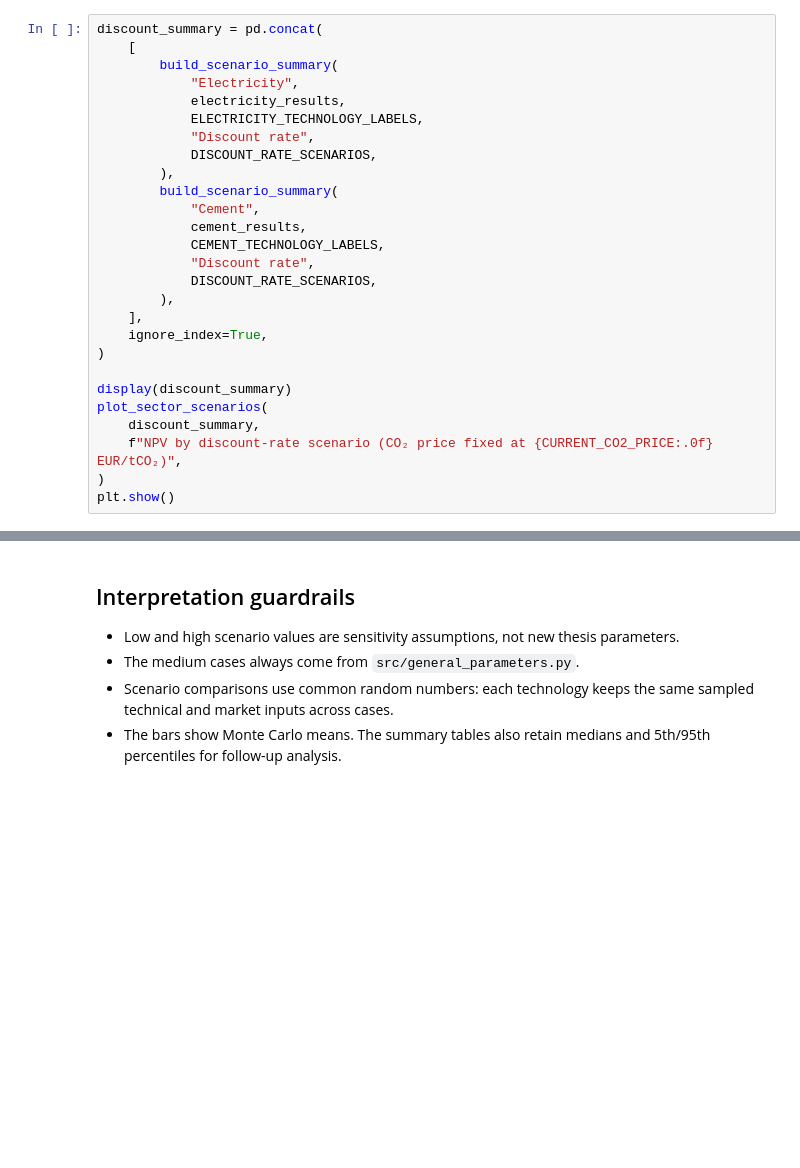
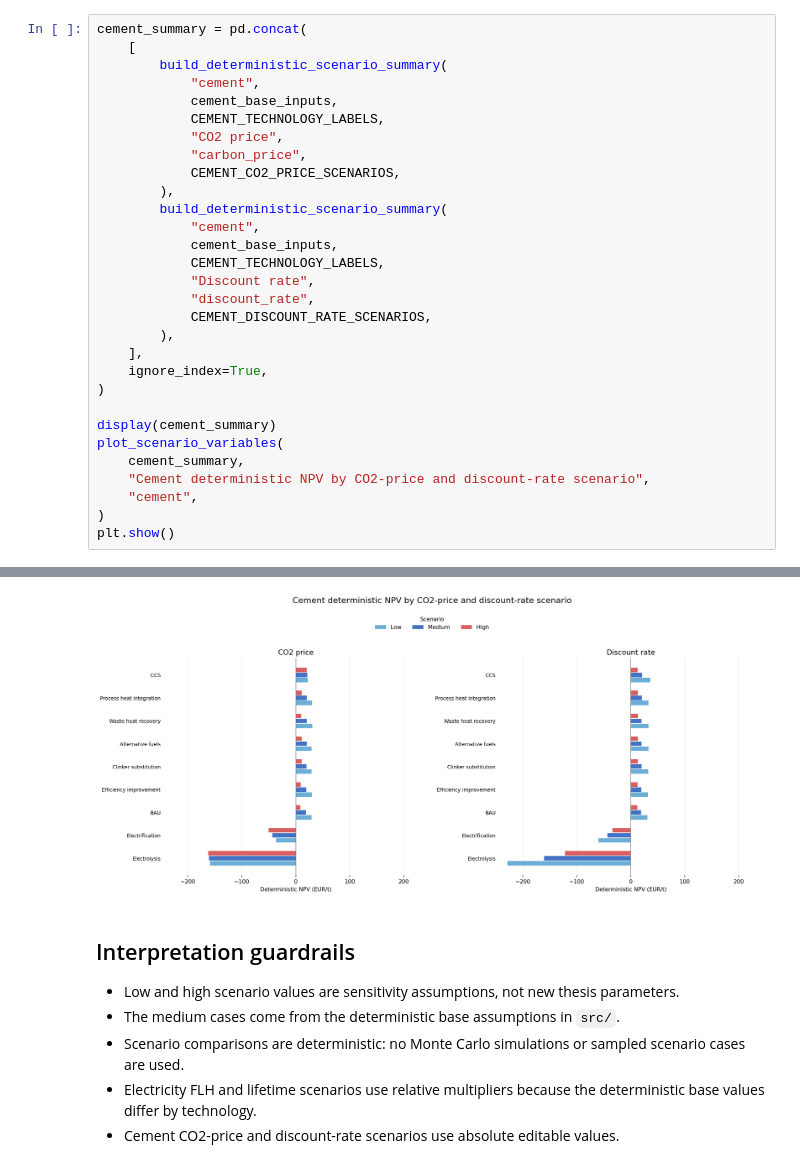
Before and after one commit to Finnzn/Master-Thesis, a Jupyter notebook: notebooks/co2_discount_rate_scenarios.ipynb, the cells around one changed output, grey strips where cells are left out. Drawn from its saved outputs; the diff is of its cells as text; blank space fills up the shorter version.

Commit message:
"Updated scnario analysis"

```diff
--- a/notebooks/co2_discount_rate_scenarios.ipynb
+++ b/notebooks/co2_discount_rate_scenarios.ipynb
@@ -258,27 +310,31 @@ The CO₂ price stays at the current medium value while the discount rate change
 # %%
-discount_summary = pd.concat(
+cement_summary = pd.concat(
     [
-        build_scenario_summary(
-            "Electricity",
-            electricity_results,
-            ELECTRICITY_TECHNOLOGY_LABELS,
-            "Discount rate",
-            DISCOUNT_RATE_SCENARIOS,
+        build_deterministic_scenario_summary(
+            "cement",
+            cement_base_inputs,
+            CEMENT_TECHNOLOGY_LABELS,
+            "CO2 price",
+            "carbon_price",
+            CEMENT_CO2_PRICE_SCENARIOS,
         ),
-        build_scenario_summary(
-            "Cement",
-            cement_results,
+        build_deterministic_scenario_summary(
+            "cement",
+            cement_base_inputs,
             CEMENT_TECHNOLOGY_LABELS,
             "Discount rate",
-            DISCOUNT_RATE_SCENARIOS,
+            "discount_rate",
+            CEMENT_DISCOUNT_RATE_SCENARIOS,
         ),
     ],
     ignore_index=True,
 )
 
-display(discount_summary)
-plot_sector_scenarios(
-    discount_summary,
-    f"NPV by discount-rate scenario (CO₂ price fixed at {CURRENT_CO2_PRICE:.0f} EUR/tCO₂)",
+display(cement_summary)
+plot_scenario_variables(
+    cement_summary,
+    "Cement deterministic NPV by CO2-price and discount-rate scenario",
+    "cement",
 )
 plt.show()
+# %% [output]
@@ -285,7 +358,9 @@ plt.show()
+[figure, added]
 # %% [markdown]
 ## Interpretation guardrails
 
 - Low and high scenario values are sensitivity assumptions, not new thesis parameters.
-- The medium cases always come from `src/general_parameters.py`.
-- Scenario comparisons use common random numbers: each technology keeps the same sampled technical and market inputs across cases.
-- The bars show Monte Carlo means. The summary tables also retain medians and 5th/95th percentiles for follow-up analysis.
+- The medium cases come from the deterministic base assumptions in `src/`.
+- Scenario comparisons are deterministic: no Monte Carlo simulations or sampled scenario cases are used.
+- Electricity FLH and lifetime scenarios use relative multipliers because the deterministic base values differ by technology.
+- Cement CO2-price and discount-rate scenarios use absolute editable values.
```
Also changed, not shown: parts of 12 cells of this notebook, 1 other file.
